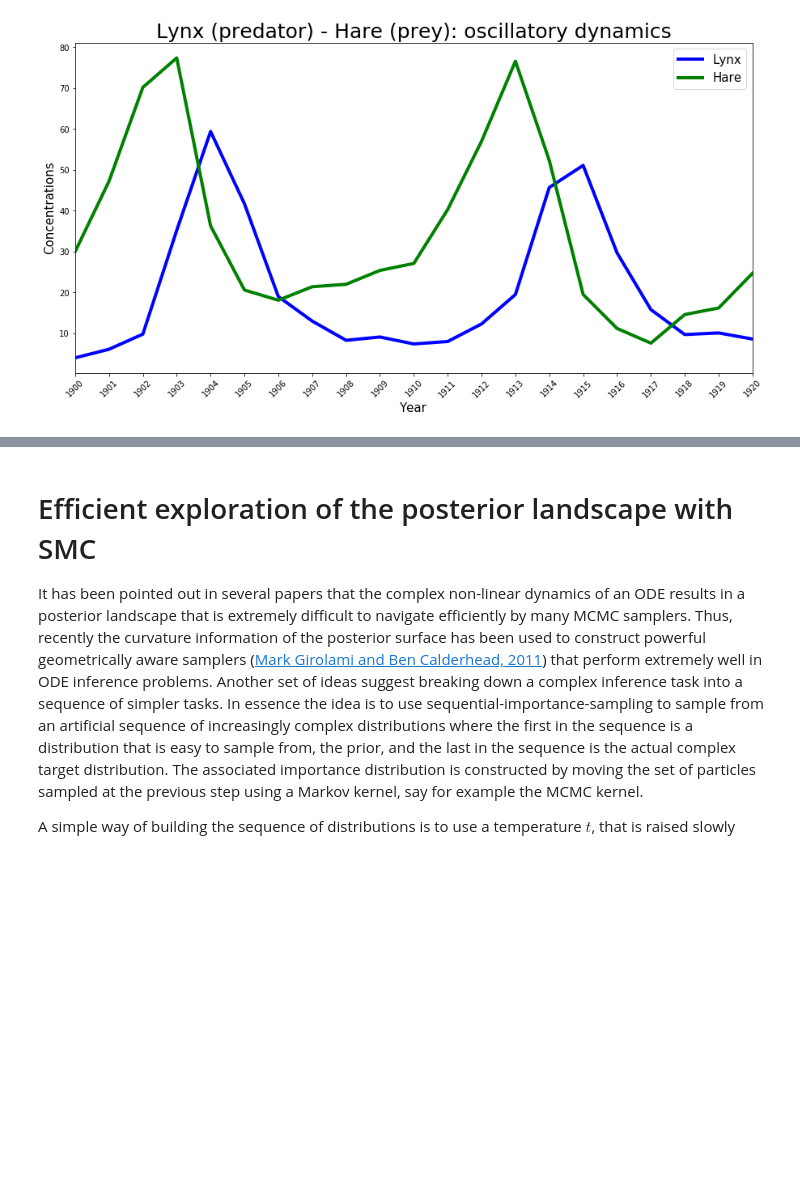
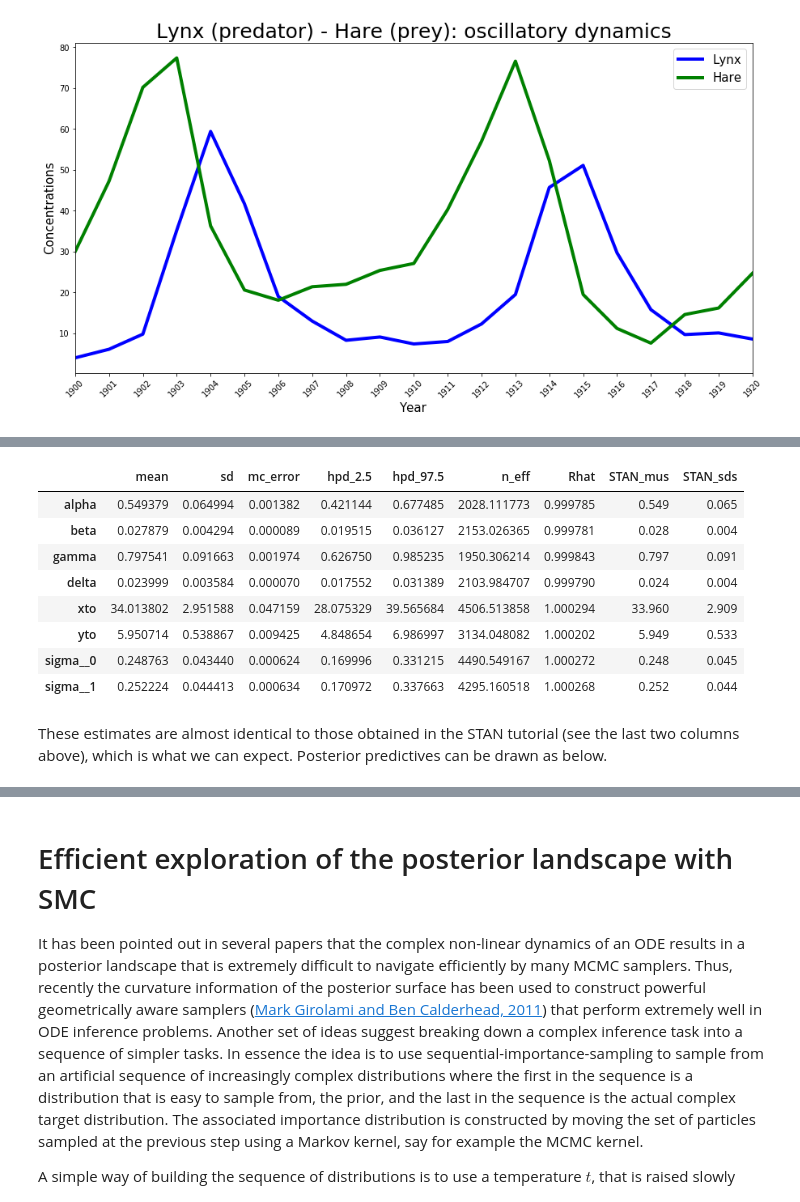
Before and after one commit to sanmitraghosh/P2M2, a Jupyter notebook: ODE_parameter_estimation.ipynb, the cells around one changed output, grey strips where cells are left out. Saved outputs shown, nothing was run; the diff lists cells and outputs as text; code cells hidden in the pictures; blank space fills up the shorter version.

```diff
--- a/ODE_parameter_estimation.ipynb
+++ b/ODE_parameter_estimation.ipynb
@@ -342,3 +330,23 @@ The vertical/horizontal lines in the above figure mark the mean of the posterior
+# %%
+import pandas as pd
+summary = pm.summary(trace)
+STAN_mus = [0.549, 0.028, 0.797, 0.024, 33.960, 5.949, 0.248, 0.252]
+STAN_sds = [0.065, 0.004, 0.091, 0.004, 2.909, 0.533, 0.045, 0.044]
+summary['STAN_mus'] = pd.Series(np.array(STAN_mus), index=summary.index)
+summary['STAN_sds'] = pd.Series(np.array(STAN_sds), index=summary.index)
+summary
+# %% [output]
+|  | mean | sd | mc_error | hpd_2.5 | hpd_97.5 | n_eff | Rhat | STAN_mus | STAN_sds |
+| alpha | 0.549379 | 0.064994 | 0.001382 | 0.421144 | 0.677485 | 2028.111773 | 0.999785 | 0.549 | 0.065 |
+| beta | 0.027879 | 0.004294 | 0.000089 | 0.019515 | 0.036127 | 2153.026365 | 0.999781 | 0.028 | 0.004 |
+| gamma | 0.797541 | 0.091663 | 0.001974 | 0.626750 | 0.985235 | 1950.306214 | 0.999843 | 0.797 | 0.091 |
+| delta | 0.023999 | 0.003584 | 0.000070 | 0.017552 | 0.031389 | 2103.984707 | 0.999790 | 0.024 | 0.004 |
+| xto | 34.013802 | 2.951588 | 0.047159 | 28.075329 | 39.565684 | 4506.513858 | 1.000294 | 33.960 | 2.909 |
+| yto | 5.950714 | 0.538867 | 0.009425 | 4.848654 | 6.986997 | 3134.048082 | 1.000202 | 5.949 | 0.533 |
+| sigma__0 | 0.248763 | 0.043440 | 0.000624 | 0.169996 | 0.331215 | 4490.549167 | 1.000272 | 0.248 | 0.045 |
+| sigma__1 | 0.252224 | 0.044413 | 0.000634 | 0.170972 | 0.337663 | 4295.160518 | 1.000268 | 0.252 | 0.044 |
+# %% [markdown]
+These estimates are almost identical to those obtained in the STAN tutorial (see the last two columns above), which is what we can expect. Posterior predictives can be drawn as below.
 # %%
 ppc_samples = pm.sample_posterior_predictive(trace, samples=500, model=LV_model)['Y_obs']
 mean_ppc = ppc_samples.mean(axis=0)
```
Also changed, not shown: parts of 18 cells of this notebook.
